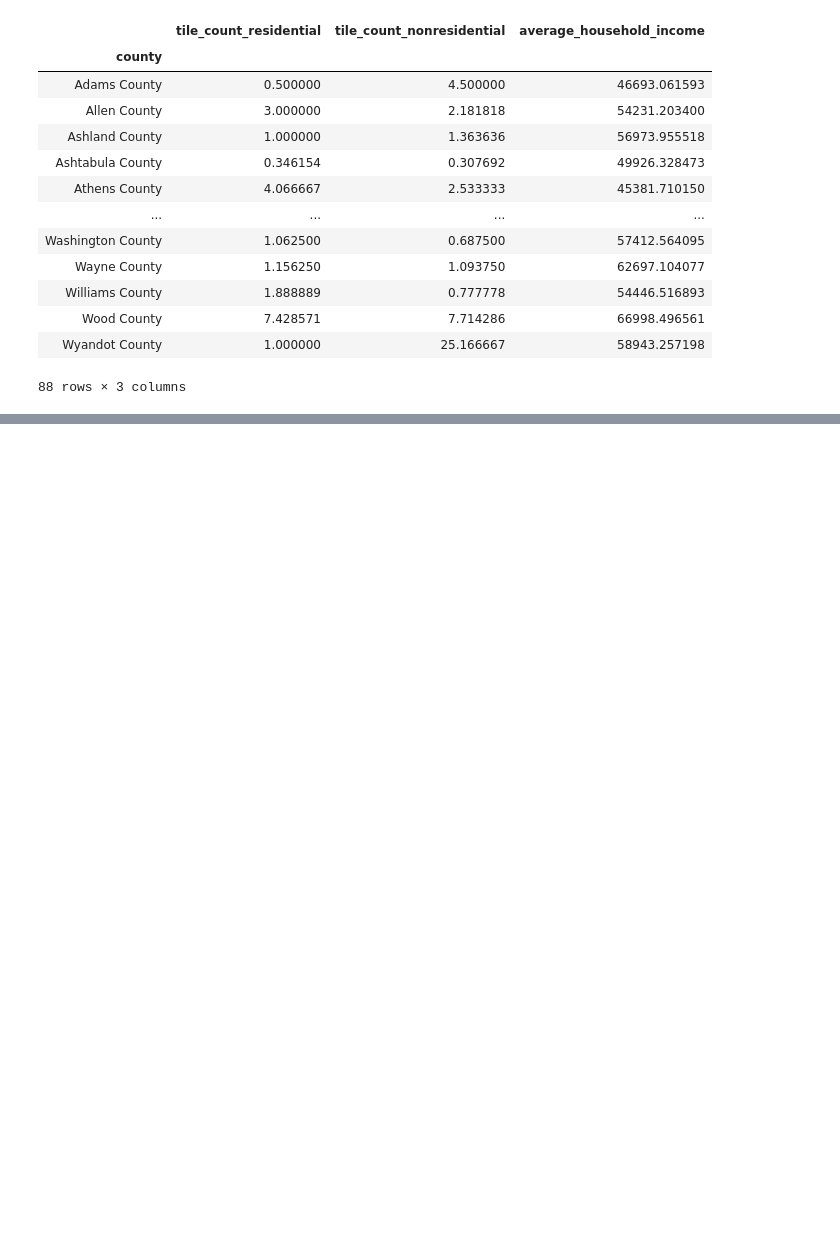
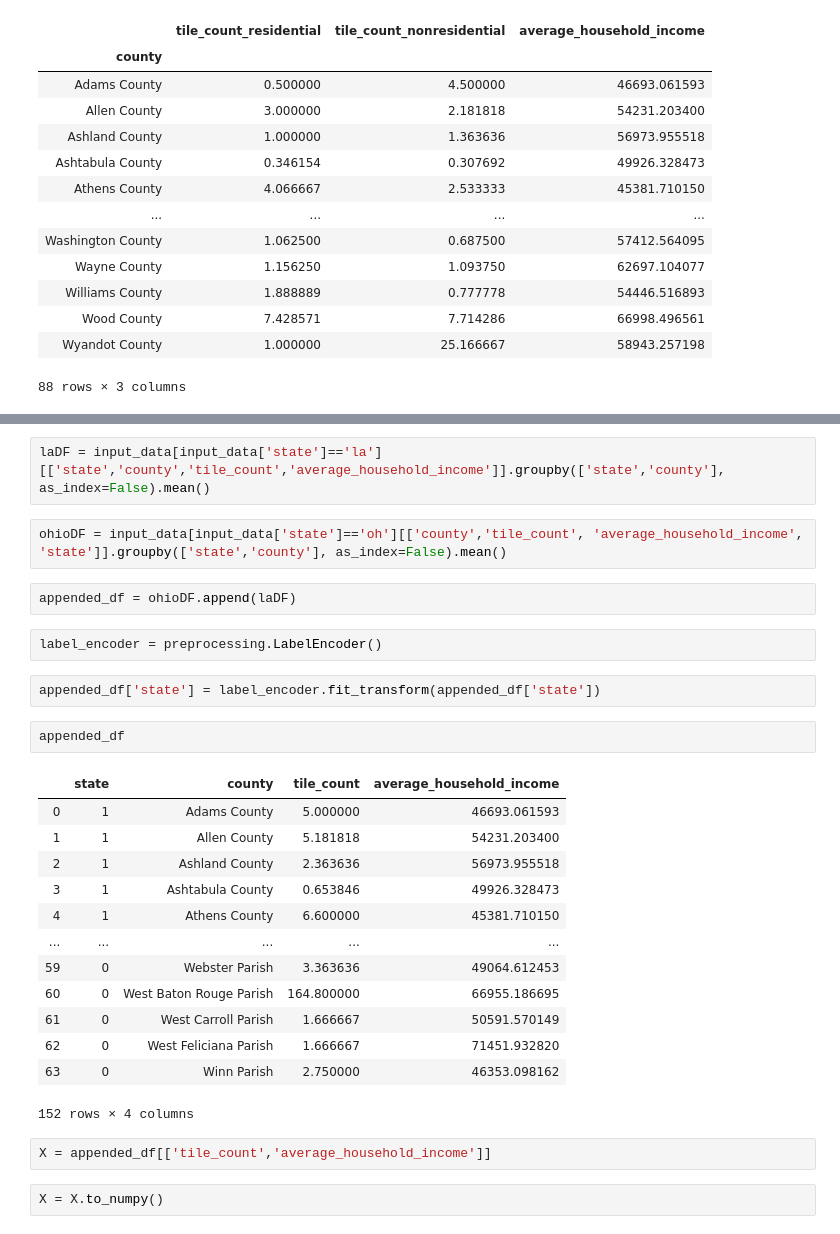
Before and after one commit to zs19930830/CMPE255, a Jupyter notebook: src/analysis.ipynb, the cells around one changed output, grey strips where cells are left out. Saved outputs shown, nothing was run; the diff lists cells and outputs as text; blank space fills up the shorter version.

```diff
--- a/src/analysis.ipynb
+++ b/src/analysis.ipynb
@@ -153,0 +204,30 @@ ohioDF[['county','tile_count_residential','tile_count_nonresidential','average_h
+# %%
+laDF = input_data[input_data['state']=='la'][['state','county','tile_count','average_household_income']].groupby(['state','county'], as_index=False).mean()
+# %%
+ohioDF = input_data[input_data['state']=='oh'][['county','tile_count', 'average_household_income', 'state']].groupby(['state','county'], as_index=False).mean()
+# %%
+appended_df = ohioDF.append(laDF)
+# %%
+label_encoder = preprocessing.LabelEncoder()
+# %%
+appended_df['state'] = label_encoder.fit_transform(appended_df['state'])
+# %%
+appended_df
+# %% [output]
+|  | state | county | tile_count | average_household_income |
+| 0 | 1 | Adams County | 5.000000 | 46693.061593 |
+| 1 | 1 | Allen County | 5.181818 | 54231.203400 |
+| 2 | 1 | Ashland County | 2.363636 | 56973.955518 |
+| 3 | 1 | Ashtabula County | 0.653846 | 49926.328473 |
+| 4 | 1 | Athens County | 6.600000 | 45381.710150 |
+| ... | ... | ... | ... | ... |
+| 59 | 0 | Webster Parish | 3.363636 | 49064.612453 |
+| 60 | 0 | West Baton Rouge Parish | 164.800000 | 66955.186695 |
+| 61 | 0 | West Carroll Parish | 1.666667 | 50591.570149 |
+| 62 | 0 | West Feliciana Parish | 1.666667 | 71451.932820 |
+| 63 | 0 | Winn Parish | 2.750000 | 46353.098162 |
+152 rows × 4 columns
+# %%
+X = appended_df[['tile_count','average_household_income']]
+# %%
+X = X.to_numpy()
```
Also changed, not shown: parts of 13 cells of this notebook, 1 other file.
